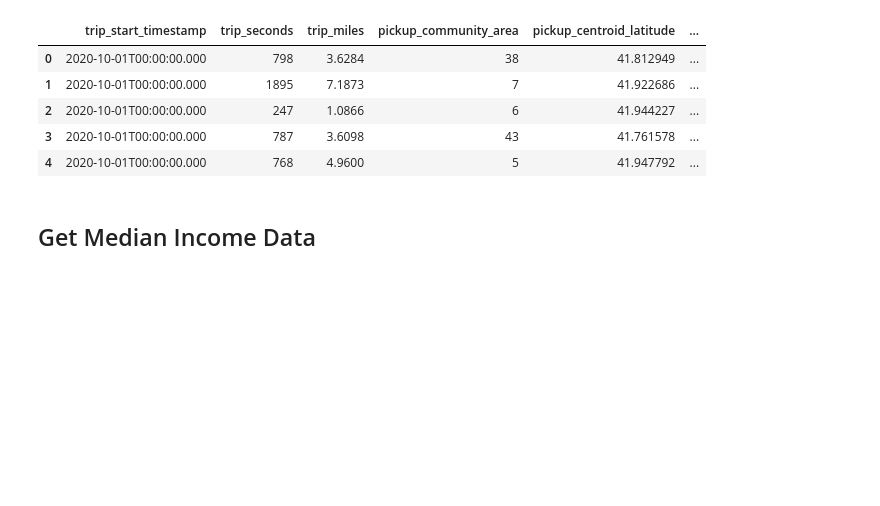
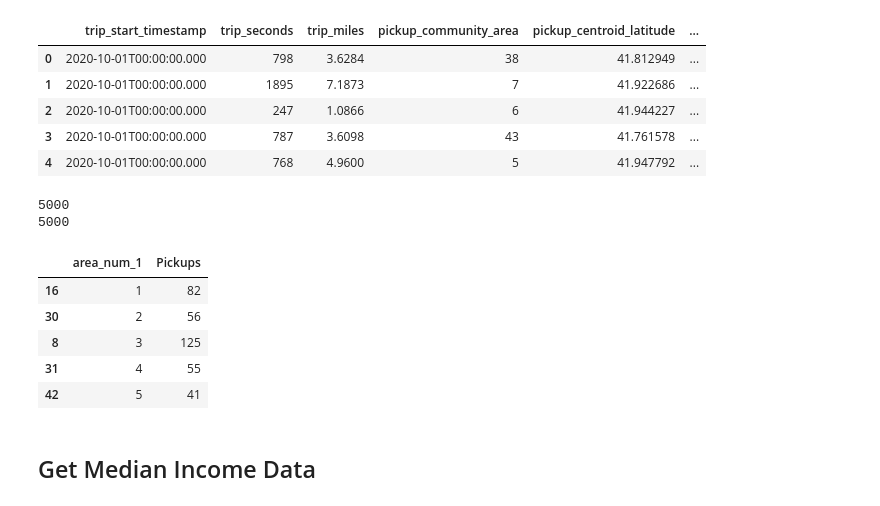
Before and after one commit to kirthi-b/Chicago-Rideshare, a Jupyter notebook: Assignment 3.ipynb, the cells around one changed output. Saved outputs shown, nothing was run; the diff lists cells and outputs as text; code cells hidden in the pictures; blank space fills up the shorter version.

```diff
--- a/Assignment 3.ipynb
+++ b/Assignment 3.ipynb
@@ -94,7 +124,7 @@ API = 'https://data.cityofchicago.org/resource/m6dm-c72p.csv?'
 query = {'$select': 'trip_start_timestamp, trip_seconds, trip_miles, pickup_community_area, pickup_centroid_latitude, pickup_centroid_longitude',
          '$where': 'trip_start_timestamp >= "2020-10-01" and  trip_start_timestamp < "2021-11-01" and pickup_community_area IS NOT NULL ',
          '$order': 'trip_start_timestamp',
-         '$limit': 500} #change to 42000000 later
+         '$limit': 5000} #change to 42000000 later
 
 rs_df = pd.read_csv(API + urlencode(query))
 rs_df.head()
@@ -105,5 +135,30 @@ rs_df.head()
 | 2 | 2020-10-01T00:00:00.000 | 247 | 1.0866 | 6 | 41.944227 | ... |
 | 3 | 2020-10-01T00:00:00.000 | 787 | 3.6098 | 43 | 41.761578 | ... |
 | 4 | 2020-10-01T00:00:00.000 | 768 | 4.9600 | 5 | 41.947792 | ... |
+# %%
+rs_df['Date'] = pd.to_datetime(df['trip_start_timestamp']).dt.date
+rs_df['Time'] = pd.to_datetime(df['trip_start_timestamp']).dt.time
+# %%
+print(rs_df.shape[0])
+rs_df.dropna()
+print(rs_df.shape[0])
+# %% [output]
+5000
+5000
+# %%
+#pickups per community area
+pickup_ca = rs_df['pickup_community_area'].value_counts().to_frame('nc_freq')
+pickup_ca = pd.DataFrame(pickup_ca).reset_index()
+pickup_ca.columns = ['area_num_1', 'Pickups']
+pickup_ca['area_num_1'] = pd.to_numeric(pickup_ca['area_num_1'])
+pickup_ca.sort_values('area_num_1',inplace=True, ascending=True)
+pickup_ca.head()
+# %% [output]
+|  | area_num_1 | Pickups |
+| 16 | 1 | 82 |
+| 30 | 2 | 56 |
+| 8 | 3 | 125 |
+| 31 | 4 | 55 |
+| 42 | 5 | 41 |
 # %% [markdown]
 ## Get Median Income Data
```
Also changed, not shown: parts of 21 cells of this notebook, 1 other file.
